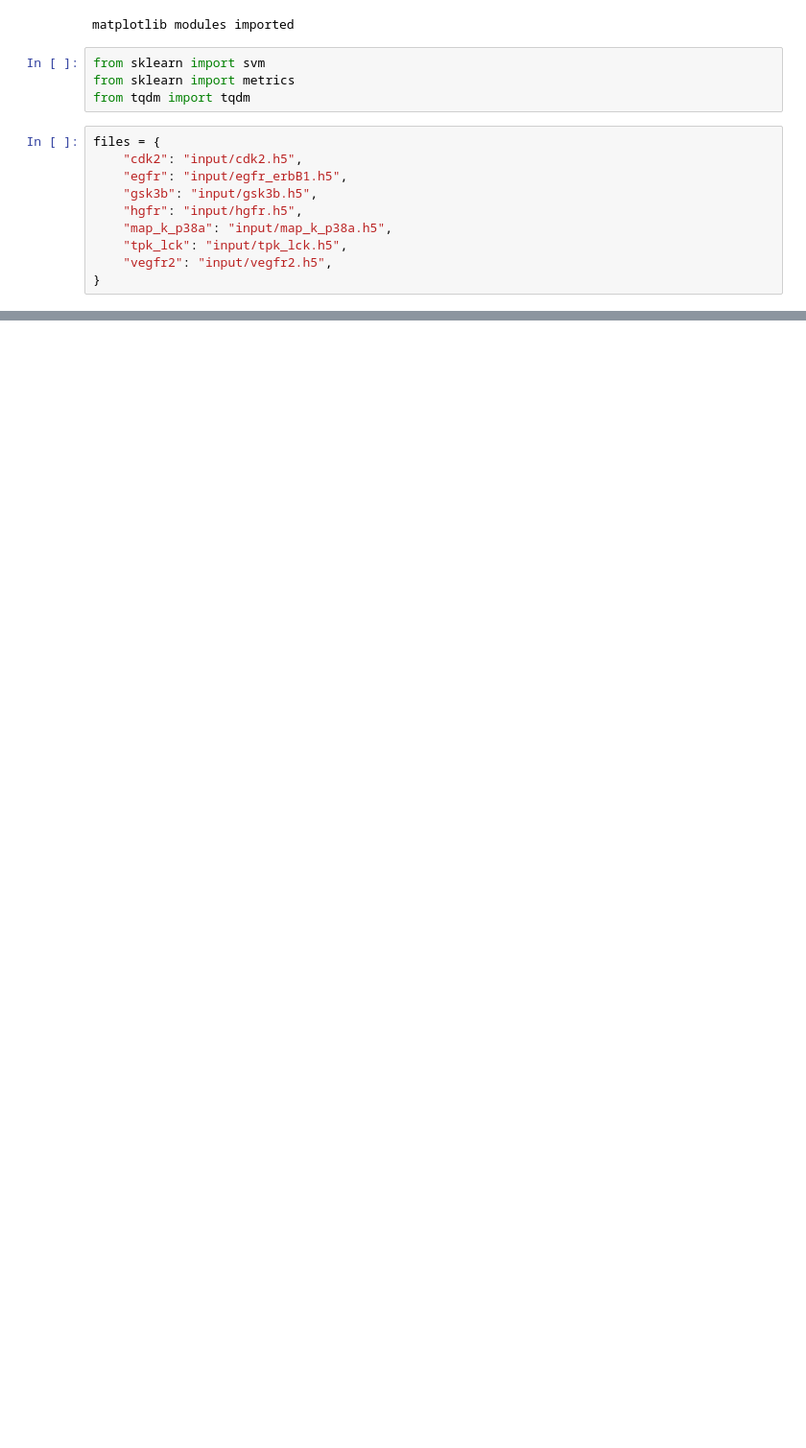
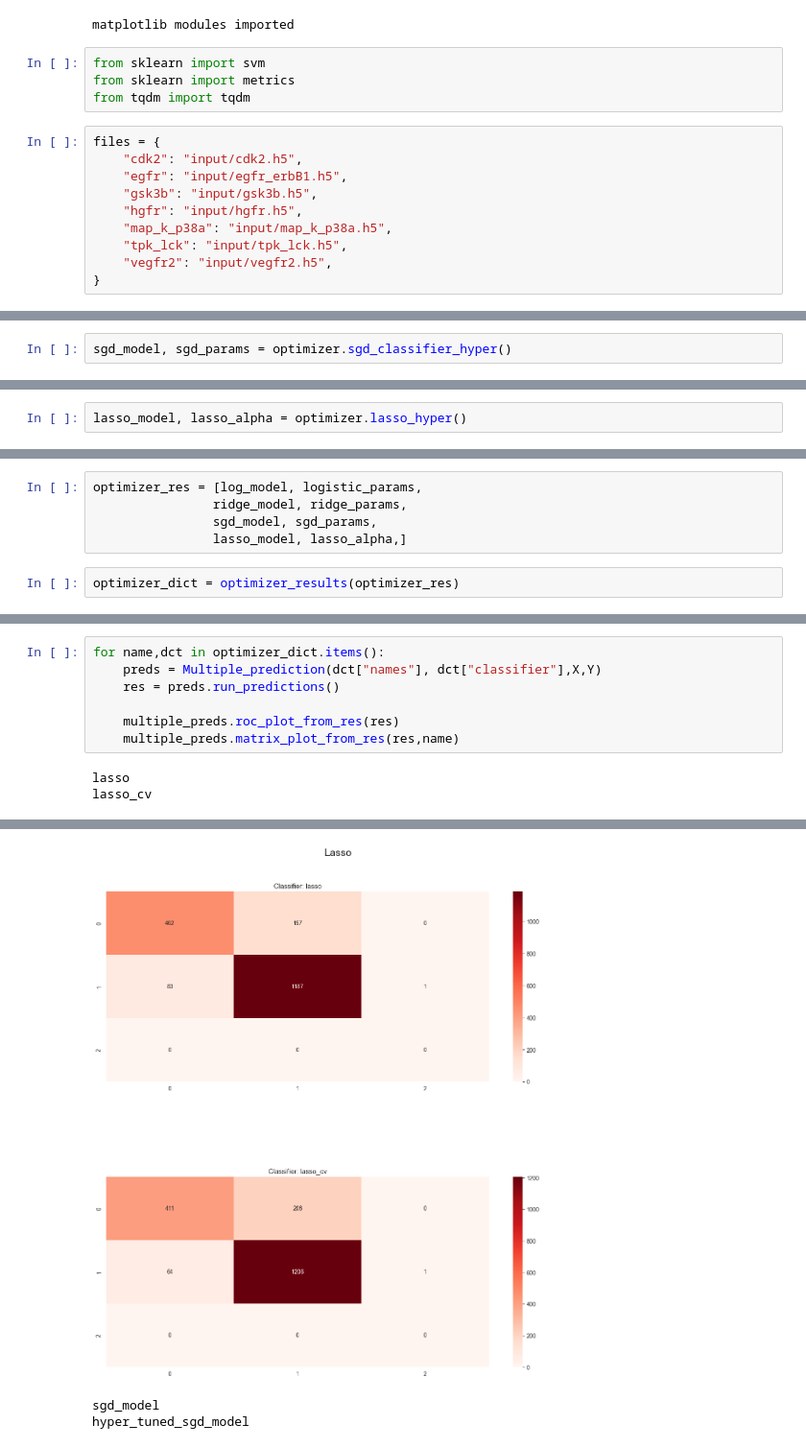
Before and after one commit to Nosyfire/Data_mining_and_machine_learning, a Jupyter notebook: Project/classifier.ipynb, the cells around one changed output, grey strips where cells are left out. Shown at 96% size. Drawn from its saved outputs; the diff is of its cells as text; blank space fills up the shorter version.

```diff
--- a/Project/classifier.ipynb
+++ b/Project/classifier.ipynb
@@ -702,0 +542,2 @@ Accuracy 87.41 %
+# %%
+sgd_model, sgd_params = optimizer.sgd_classifier_hyper()
@@ -702,0 +562,2 @@ Accuracy 87.41 %
+# %%
+lasso_model, lasso_alpha = optimizer.lasso_hyper()
@@ -702,0 +601,7 @@ Accuracy 87.41 %
+# %%
+optimizer_res = [log_model, logistic_params,
+                ridge_model, ridge_params,
+                sgd_model, sgd_params,
+                lasso_model, lasso_alpha,]
+# %%
+optimizer_dict = optimizer_results(optimizer_res)
@@ -702,0 +628,10 @@ Accuracy 87.41 %
+# %%
+for name,dct in optimizer_dict.items():
+    preds = Multiple_prediction(dct["names"], dct["classifier"],X,Y)
+    res = preds.run_predictions()
+
+    multiple_preds.roc_plot_from_res(res)
+    multiple_preds.matrix_plot_from_res(res,name)
+# %% [output]
+lasso
+lasso_cv
@@ -702,0 +639,3 @@ Accuracy 87.41 %
+[figure, added]
+sgd_model
+hyper_tuned_sgd_model
```
Also changed, not shown: parts of 66 cells of this notebook.
